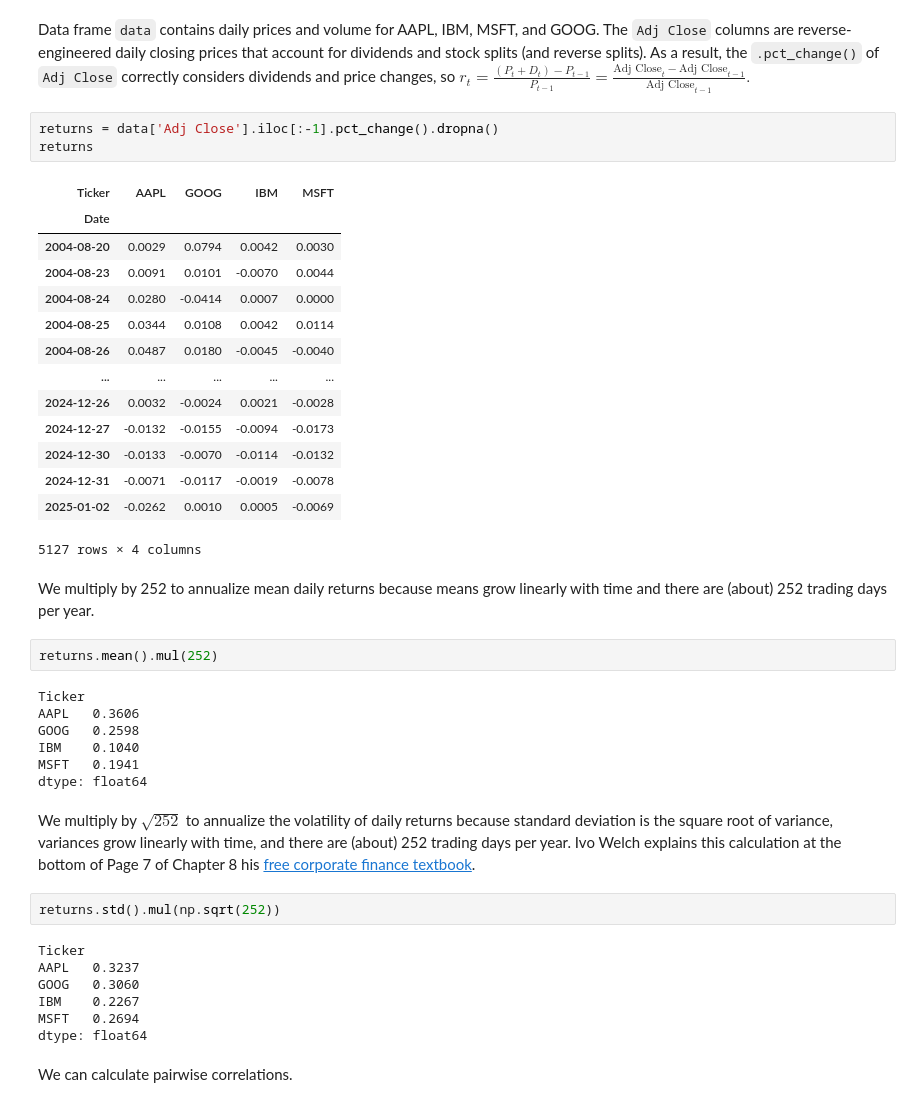
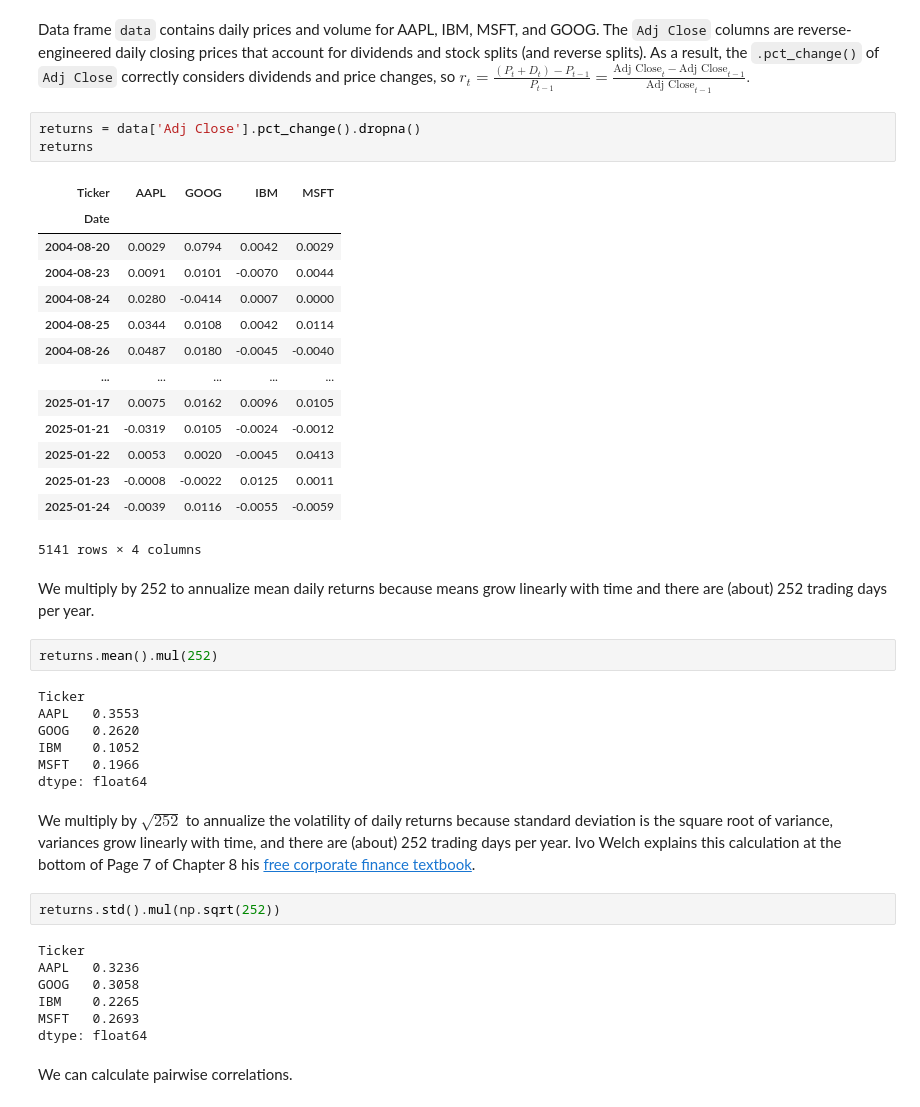
Before and after one commit to richard-herron/fina-6333-2025-spring, a Jupyter notebook: Notebooks/mckinney_05_lecture.ipynb, the cells around one changed output. Cells and saved outputs as stored; diff of their text form.

```diff
--- a/Notebooks/mckinney_05_lecture.ipynb
+++ b/Notebooks/mckinney_05_lecture.ipynb
@@ -868,33 +901,33 @@ Data frame `data` contains daily prices and volume for AAPL, IBM, MSFT, and GOOG
 The `Adj Close` columns are reverse-engineered daily closing prices that account for dividends and stock splits (and reverse splits).
 As a result, the `.pct_change()` of `Adj Close` correctly considers dividends and price changes, so $r_t = \frac{(P_t + D_t) - P_{t-1}}{P_{t-1}} = \frac{\text{Adj Close}_t - \text{Adj Close}_{t-1}}{\text{Adj Close}_{t-1}}.$
 # %%
-returns = data['Adj Close'].iloc[:-1].pct_change().dropna()
+returns = data['Adj Close'].pct_change().dropna()
 returns
 # %% [output]
 | Ticker | AAPL | GOOG | IBM | MSFT |
 | Date |  |  |  |  |
-| 2004-08-20 | 0.0029 | 0.0794 | 0.0042 | 0.0030 |
+| 2004-08-20 | 0.0029 | 0.0794 | 0.0042 | 0.0029 |
 | 2004-08-23 | 0.0091 | 0.0101 | -0.0070 | 0.0044 |
 | 2004-08-24 | 0.0280 | -0.0414 | 0.0007 | 0.0000 |
 | 2004-08-25 | 0.0344 | 0.0108 | 0.0042 | 0.0114 |
 | 2004-08-26 | 0.0487 | 0.0180 | -0.0045 | -0.0040 |
 | ... | ... | ... | ... | ... |
-| 2024-12-26 | 0.0032 | -0.0024 | 0.0021 | -0.0028 |
-| 2024-12-27 | -0.0132 | -0.0155 | -0.0094 | -0.0173 |
-| 2024-12-30 | -0.0133 | -0.0070 | -0.0114 | -0.0132 |
-| 2024-12-31 | -0.0071 | -0.0117 | -0.0019 | -0.0078 |
-| 2025-01-02 | -0.0262 | 0.0010 | 0.0005 | -0.0069 |
+| 2025-01-17 | 0.0075 | 0.0162 | 0.0096 | 0.0105 |
+| 2025-01-21 | -0.0319 | 0.0105 | -0.0024 | -0.0012 |
+| 2025-01-22 | 0.0053 | 0.0020 | -0.0045 | 0.0413 |
+| 2025-01-23 | -0.0008 | -0.0022 | 0.0125 | 0.0011 |
+| 2025-01-24 | -0.0039 | 0.0116 | -0.0055 | -0.0059 |
-5127 rows × 4 columns
+5141 rows × 4 columns
 # %% [markdown]
 We multiply by 252 to annualize mean daily returns because means grow linearly with time and there are (about) 252 trading days per year.
 # %%
 returns.mean().mul(252)
 # %% [output]
 Ticker
-AAPL   0.3606
-GOOG   0.2598
-IBM    0.1040
-MSFT   0.1941
+AAPL   0.3553
+GOOG   0.2620
+IBM    0.1052
+MSFT   0.1966
 dtype: float64
 # %% [markdown]
 We multiply by $\sqrt{252}$ to annualize the volatility of daily returns because standard deviation is the square root of variance, variances grow linearly with time, and there are (about) 252 trading days per year.
@@ -903,10 +936,10 @@ Ivo Welch explains this calculation at the bottom of Page 7 of Chapter 8 his [fr
 returns.std().mul(np.sqrt(252))
 # %% [output]
 Ticker
-AAPL   0.3237
-GOOG   0.3060
-IBM    0.2267
-MSFT   0.2694
+AAPL   0.3236
+GOOG   0.3058
+IBM    0.2265
+MSFT   0.2693
 dtype: float64
 # %% [markdown]
 We can calculate pairwise correlations.
```
Also changed, not shown: parts of 18 cells of this notebook, 5 other files.
